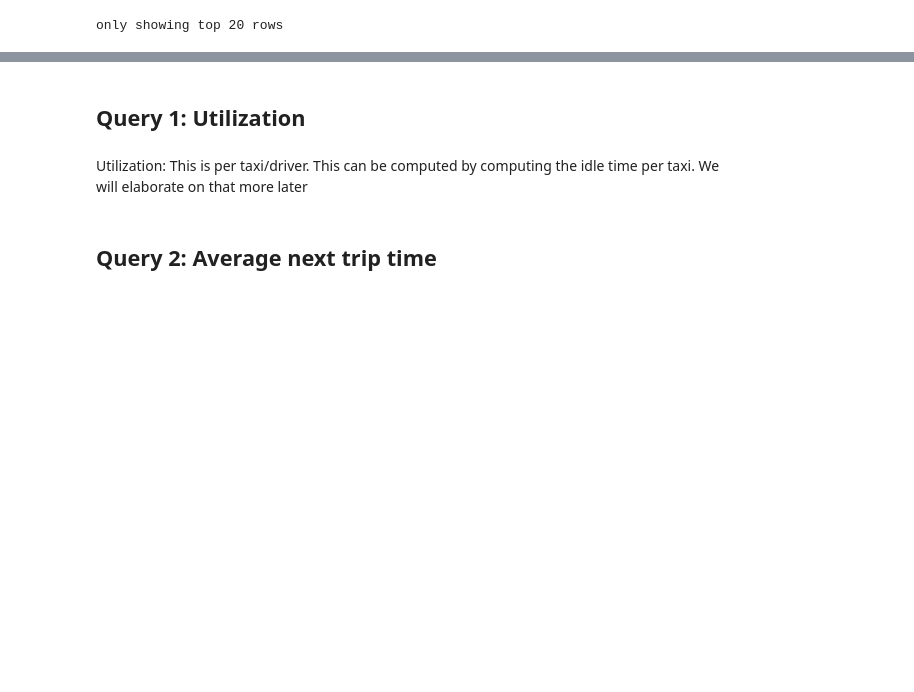
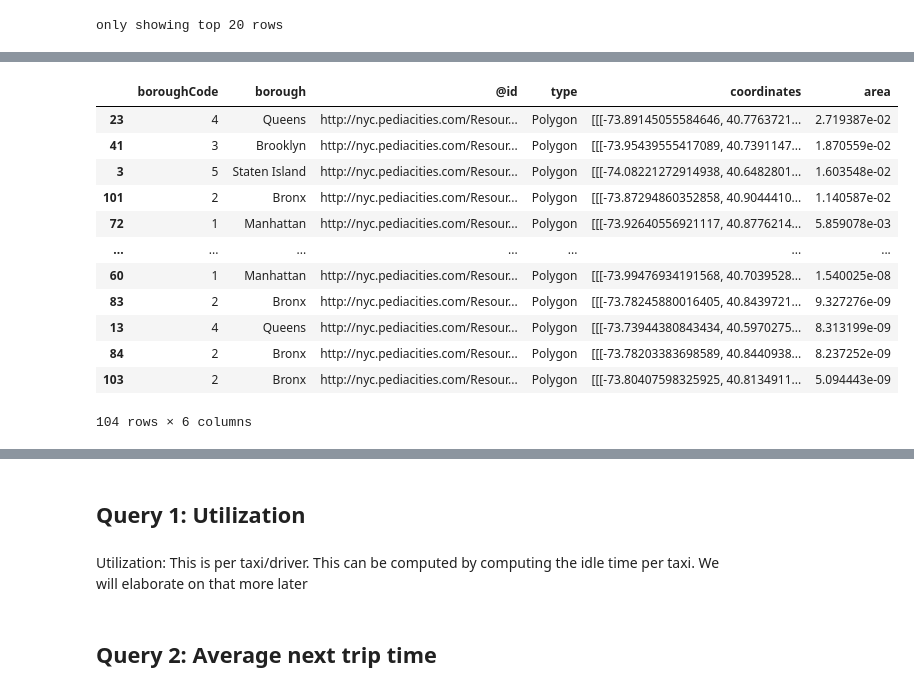
Before and after one commit to anettehabanen/Big_Data_Management_projects_2024, a Jupyter notebook: Project1_New_York_City_Taxi_Data/new_york_city_taxi_data_analysis.ipynb, the cells around one changed output, grey strips where cells are left out. Saved outputs shown, nothing was run; the diff lists cells and outputs as text; code cells hidden in the pictures; blank space fills up the shorter version.

Commit message:
Implemented finding the area of the borough

```diff
--- a/Project1_New_York_City_Taxi_Data/new_york_city_taxi_data_analysis.ipynb
+++ b/Project1_New_York_City_Taxi_Data/new_york_city_taxi_data_analysis.ipynb
@@ -58,3 +58,4 @@ properties = [feature['properties'] for feature in features]
 geometry = [feature['geometry'] for feature in features]
 properties_df = pd.DataFrame(properties)
 geometry_df = pd.DataFrame(geometry)
+borough_df = pd.concat([properties_df, geometry_df], axis=1)
@@ -93,2 +78,26 @@ geometry_df
+# %%
+borough_df['area'] = 0
+# %%
+from shapely import Polygon
+for index, row in borough_df.iterrows():
+    polygon = Polygon(list(row['coordinates'][0]))
+    area = polygon.area
+    borough_df.at[index, 'area'] = area
+
+borough_df.sort_values(by=['area'], ascending = False)
+# %% [output]
+|  | boroughCode | borough | @id | type | coordinates | area |
+| 23 | 4 | Queens | http://nyc.pediacities.com/Resour... | Polygon | [[[-73.89145055584646, 40.7763721... | 2.719387e-02 |
+| 41 | 3 | Brooklyn | http://nyc.pediacities.com/Resour... | Polygon | [[[-73.95439555417089, 40.7391147... | 1.870559e-02 |
+| 3 | 5 | Staten Island | http://nyc.pediacities.com/Resour... | Polygon | [[[-74.08221272914938, 40.6482801... | 1.603548e-02 |
+| 101 | 2 | Bronx | http://nyc.pediacities.com/Resour... | Polygon | [[[-73.87294860352858, 40.9044410... | 1.140587e-02 |
+| 72 | 1 | Manhattan | http://nyc.pediacities.com/Resour... | Polygon | [[[-73.92640556921117, 40.8776214... | 5.859078e-03 |
+| ... | ... | ... | ... | ... | ... | ... |
+| 60 | 1 | Manhattan | http://nyc.pediacities.com/Resour... | Polygon | [[[-73.99476934191568, 40.7039528... | 1.540025e-08 |
+| 83 | 2 | Bronx | http://nyc.pediacities.com/Resour... | Polygon | [[[-73.78245880016405, 40.8439721... | 9.327276e-09 |
+| 13 | 4 | Queens | http://nyc.pediacities.com/Resour... | Polygon | [[[-73.73944380843434, 40.5970275... | 8.313199e-09 |
+| 84 | 2 | Bronx | http://nyc.pediacities.com/Resour... | Polygon | [[[-73.78203383698589, 40.8440938... | 8.237252e-09 |
+| 103 | 2 | Bronx | http://nyc.pediacities.com/Resour... | Polygon | [[[-73.80407598325925, 40.8134911... | 5.094443e-09 |
+104 rows × 6 columns
 # %%
 def findingBorough (x_coordinate, y_coordinate):
```
Also changed, not shown: parts of 4 cells of this notebook.
